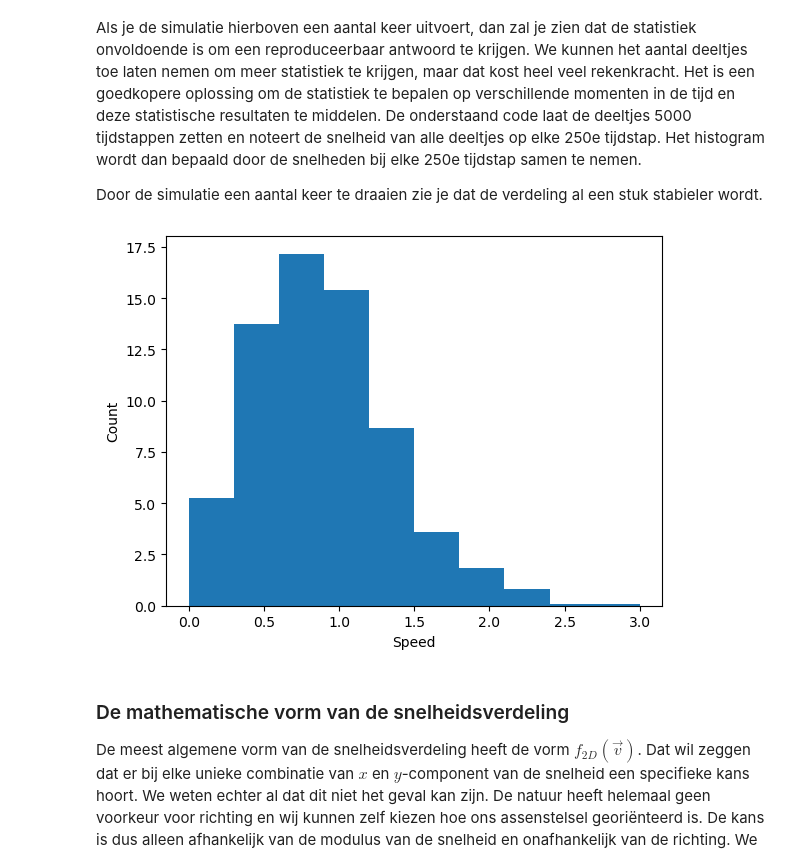
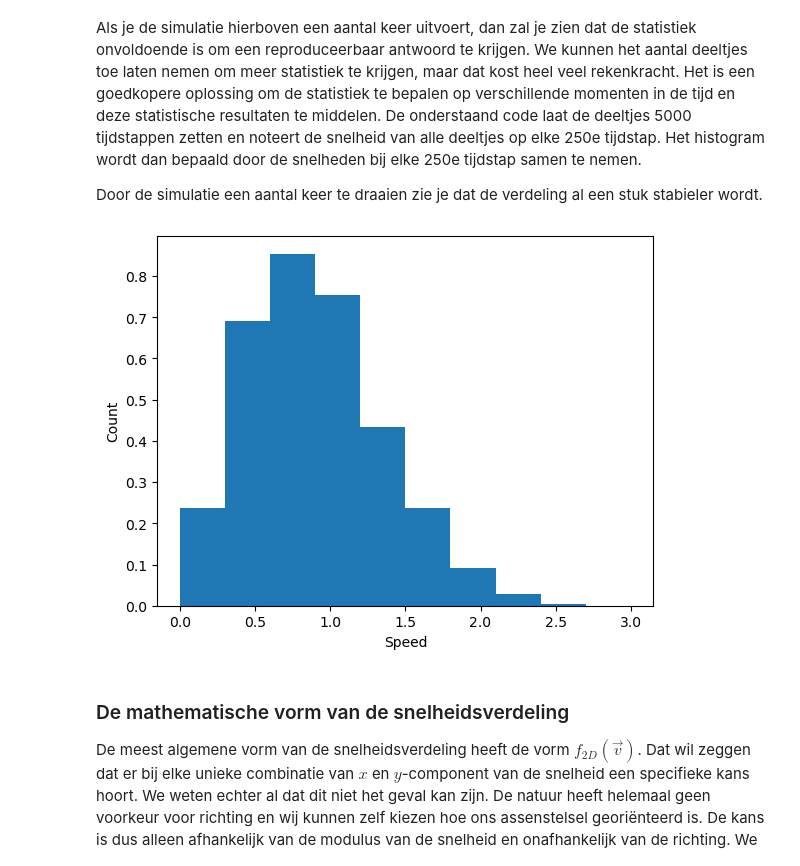
Before and after one commit to Casper-ctrl-alt-delete/Groep-13, a Jupyter notebook: Content/PySim/6_boltzmann.ipynb, the cells around one changed output. Saved outputs shown, nothing was run; the diff lists cells and outputs as text; code cells hidden in the pictures.

```diff
--- a/Content/PySim/6_boltzmann.ipynb
+++ b/Content/PySim/6_boltzmann.ipynb
@@ -242,26 +242,27 @@ Door de simulatie een aantal keer te draaien zie je dat de verdeling al een stuk
 # %%
 particles = []
 num_bins = 10
 tot_counts = np.zeros(num_bins, dtype=float)
 
 plt.figure()
 plt.xlabel('Speed')
 plt.ylabel('Count')
 
 create_uniform_particles(particles)
 
 for i in range(5000):
     take_time_step(particles)
     if i % 250 == 0:
         speeds = [np.linalg.norm(p.v) for p in particles]
         partial_counts, bins = np.histogram(speeds, bins=num_bins, density='True', range=[0,3*V_0])
         tot_counts += partial_counts
 
-norm_counts = tot_counts
+bin_width = bins[1] - bins[0]
+norm_counts = tot_counts / np.sum(tot_counts * bin_width)
 plt.stairs(norm_counts, bins, fill='True')
 plt.show()
 # %% [output]
-[figure, old version]
+[figure, new version]
 # %% [markdown]
 ### De mathematische vorm van de snelheidsverdeling
 
```
Also changed, not shown: parts of 2 cells of this notebook.
